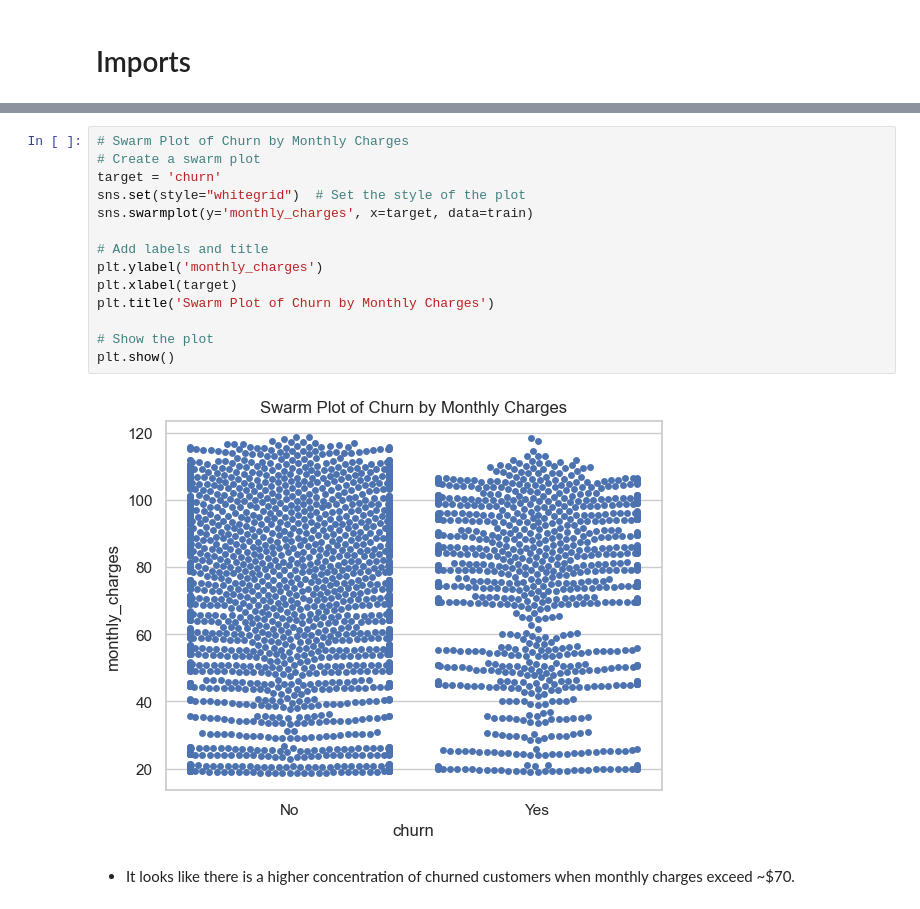
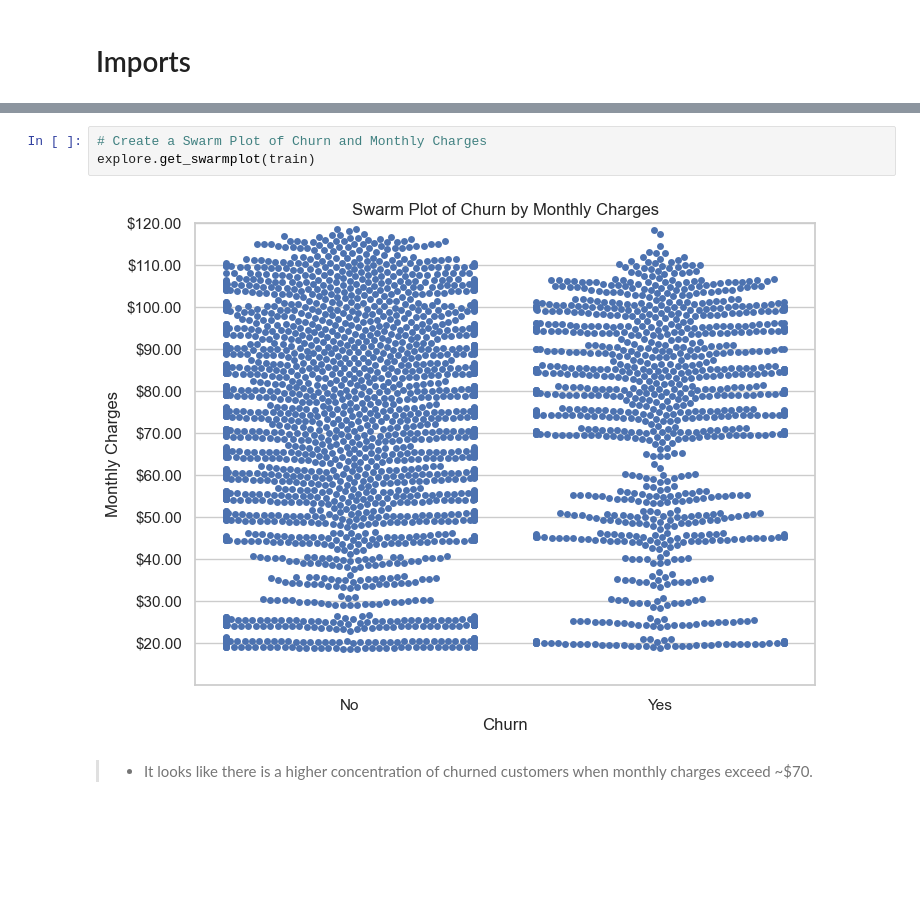
Before and after one commit to brock-green/classification-project, a Jupyter notebook: classification_project_final.ipynb, the cells around one changed output, grey strips where cells are left out. Saved outputs shown, nothing was run; the diff lists cells and outputs as text; blank space fills up the shorter version.

```diff
--- a/classification_project_final.ipynb
+++ b/classification_project_final.ipynb
@@ -120,18 +98,7 @@ Plan --> Acquire --> Prepare --> **Explore** --> Model --> Deliver
-# %%
-# Swarm Plot of Churn by Monthly Charges
-# Create a swarm plot
-target = 'churn'
-sns.set(style="whitegrid")  # Set the style of the plot
-sns.swarmplot(y='monthly_charges', x=target, data=train)
-
-# Add labels and title
-plt.ylabel('monthly_charges')
-plt.xlabel(target)
-plt.title('Swarm Plot of Churn by Monthly Charges')
-
-# Show the plot
-plt.show()
-# %% [output]
-[figure, removed]
+# %%
+# Create a Swarm Plot of Churn and Monthly Charges
+explore.get_swarmplot(train)
+# %% [output]
+[figure, added]
 # %% [markdown]
-* It looks like there is a higher concentration of churned customers when monthly charges exceed ~$70.
+>* It looks like there is a higher concentration of churned customers when monthly charges exceed ~$70.
```
Also changed, not shown: parts of 84 cells of this notebook.
